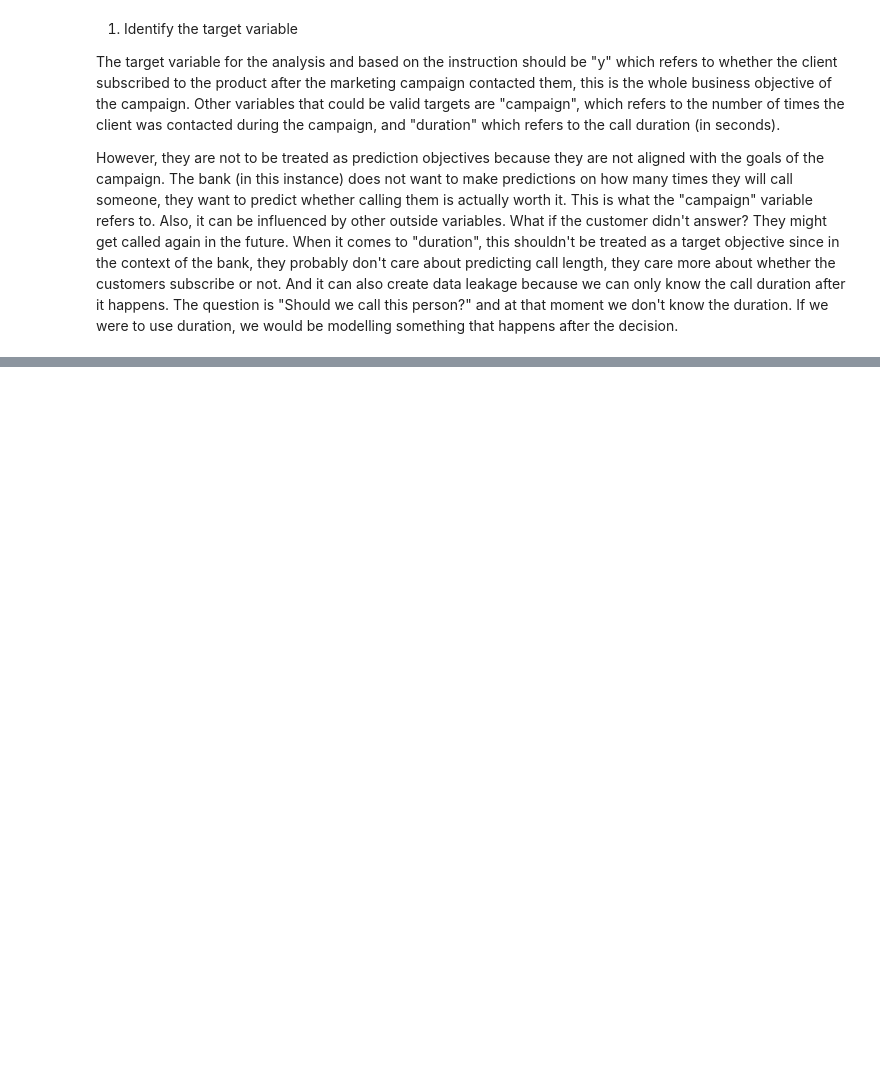
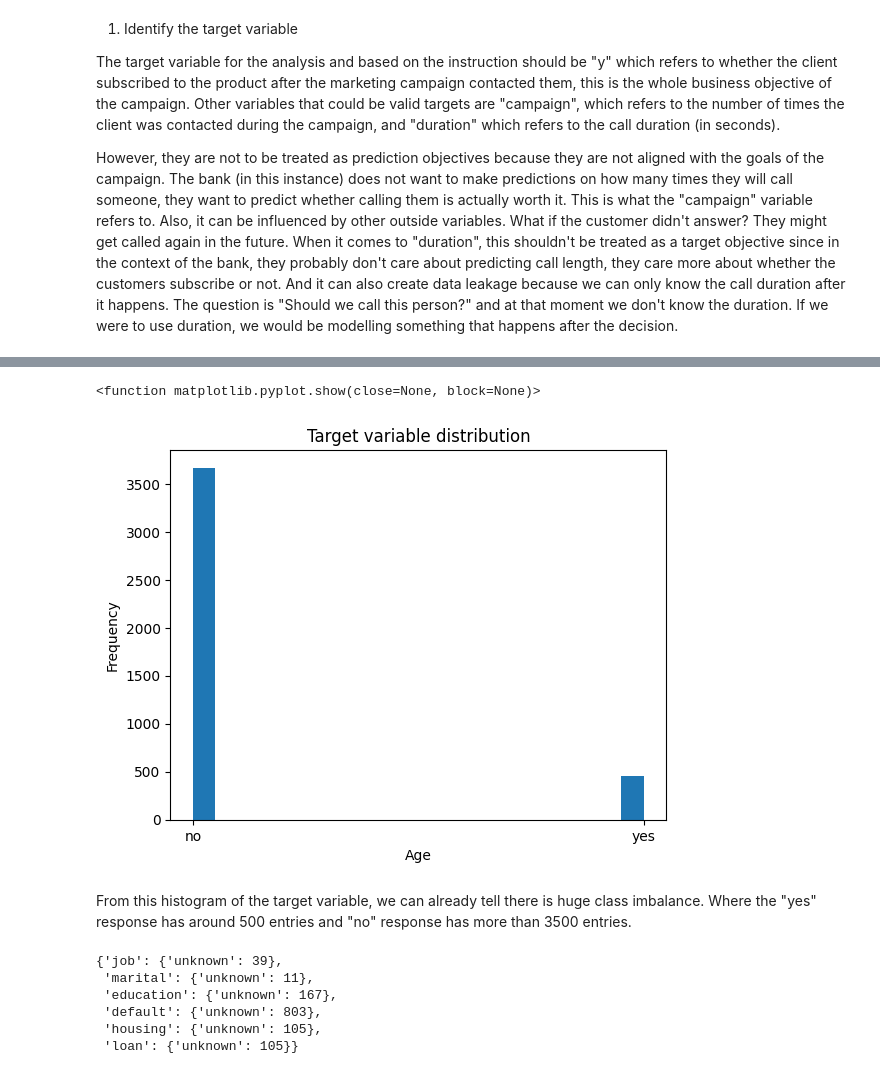
Before and after one commit to Fmendez18/ML-fundamentals-2026, a Jupyter notebook: assignment_1_Federico_Mendez.ipynb, the cells around one changed output, grey strips where cells are left out. Drawn from its saved outputs; the diff is of its cells as text; code cells hidden in the pictures; blank space fills up the shorter version.

Commit message:
Loaded dataset and identified target variable

```diff
--- a/assignment_1_Federico_Mendez.ipynb
+++ b/assignment_1_Federico_Mendez.ipynb
@@ -31,0 +74,31 @@ However, they are not to be treated as prediction objectives because they are no
+# %%
+plt.hist(df["y"], bins = 20)
+plt.xlabel("Age")
+plt.ylabel("Frequency")
+plt.title("Target variable distribution")
+plt.show
+# %% [output]
+<function matplotlib.pyplot.show(close=None, block=None)>
+[figure, added]
+# %% [markdown]
+From this histogram of the target variable, we can already tell there is huge class imbalance. Where the "yes" response has around 500 entries and "no" response has more than 3500 entries.
+# %%
+tokens = ["unknown", "?", "na", "n/a", "none", "null", "", "NaN"]  # list keeps order
+
+token_counts = {}
+
+for col in df.select_dtypes(include=["object", "string"]).columns:
+    s = df[col].astype(str).str.strip().str.lower()
+    counts = {t: int((s == t).sum()) for t in tokens}
+    counts = {t: n for t, n in counts.items() if n > 0}
+    if counts:
+        token_counts[col] = counts
+
+token_counts
+# %% [output]
+{'job': {'unknown': 39},
+ 'marital': {'unknown': 11},
+ 'education': {'unknown': 167},
+ 'default': {'unknown': 803},
+ 'housing': {'unknown': 105},
+ 'loan': {'unknown': 105}}
```
Also changed, not shown: parts of 23 cells of this notebook.
